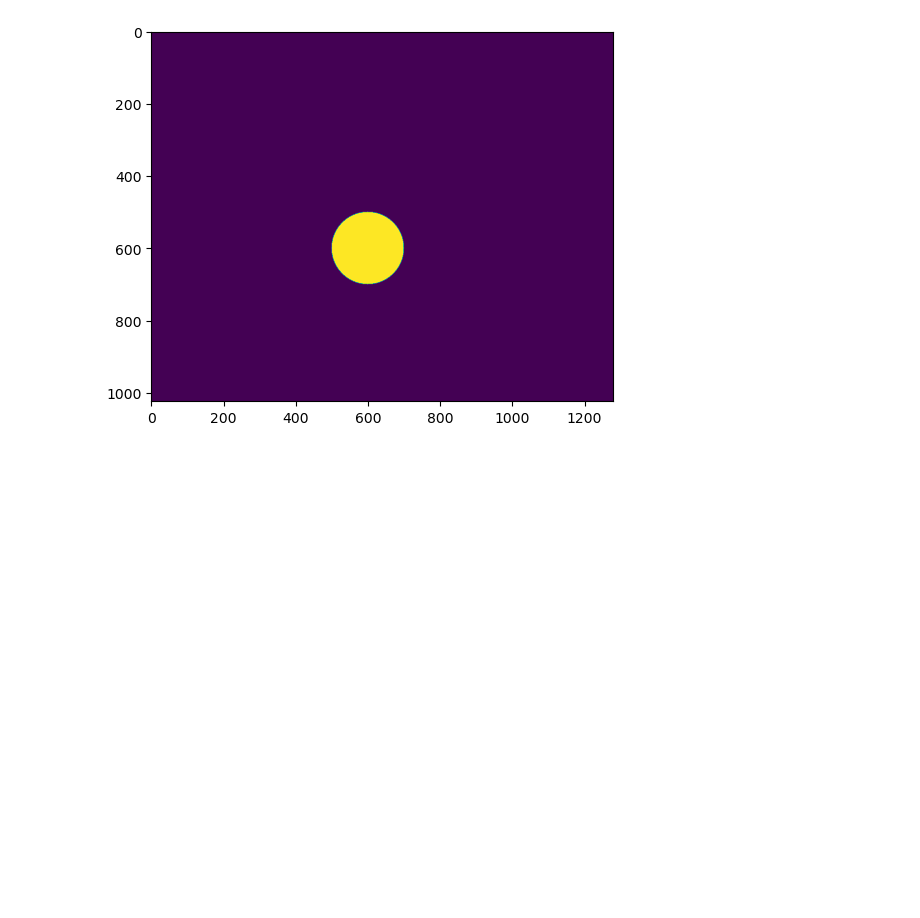
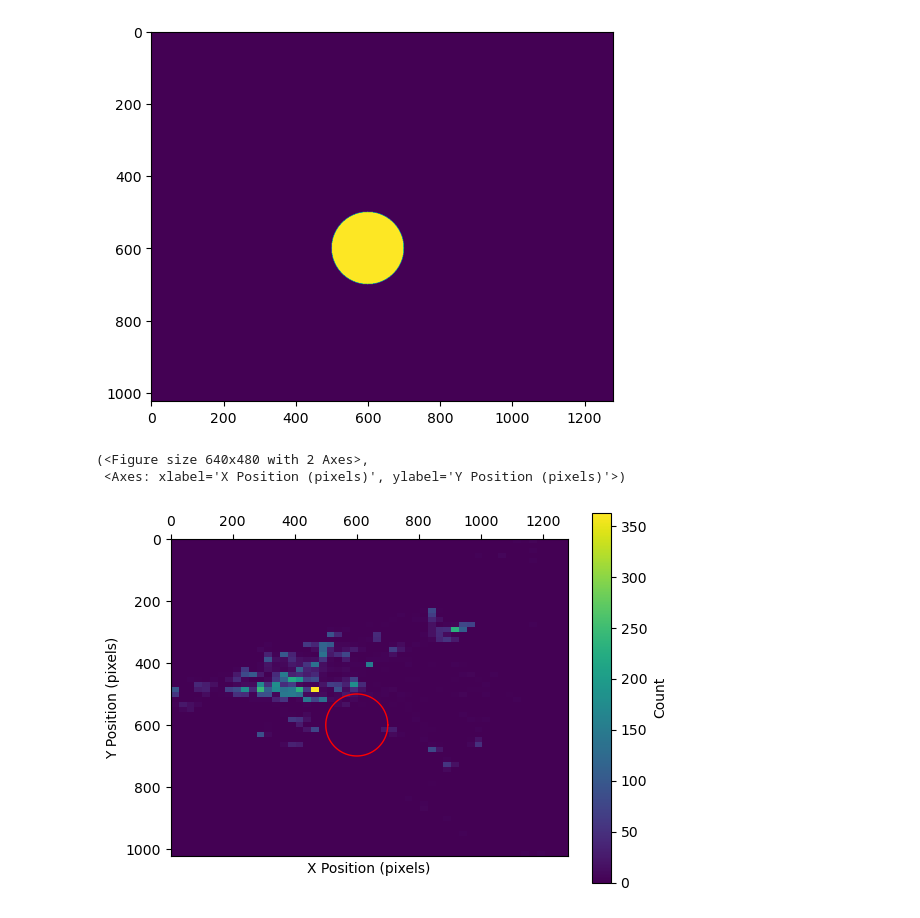
Before and after one commit to mckenziephagen/visualEyes, a Jupyter notebook: demo/demo.ipynb, the cells around one changed output. Saved outputs shown, nothing was run; the diff lists cells and outputs as text; code cells hidden in the pictures; blank space fills up the shorter version.

```diff
--- a/demo/demo.ipynb
+++ b/demo/demo.ipynb
@@ -81,5 +79,7 @@ epoched_data
 # %%
 # try define_aoi
 aoi_definitions =[{'shape': 'circle', 'coordinates': (600, 600, 100)}]
-aoi_mask = visualeyes.define_aoi(edf['info']['screen_coords'], aoi_definitions)
+width, height = edf['info']['screen_coords']
+
+aoi_mask = visualeyes.define_aoi((height, width), aoi_definitions)
 # %%
@@ -87,3 +87,9 @@ plt.imshow(aoi_mask.T)
 # %% [output]
 <matplotlib.image.AxesImage at 0x...>
 [figure]
+# %%
+visualeyes.plot_heatmap(epoched_data, screen_dimensions = (height, width), aoi_definitions=aoi_definitions)
+# %% [output]
+(<Figure size 640x480 with 2 Axes>,
+ <Axes: xlabel='X Position (pixels)', ylabel='Y Position (pixels)'>)
+[figure, added]
```
Also changed, not shown: parts of 3 cells of this notebook.
